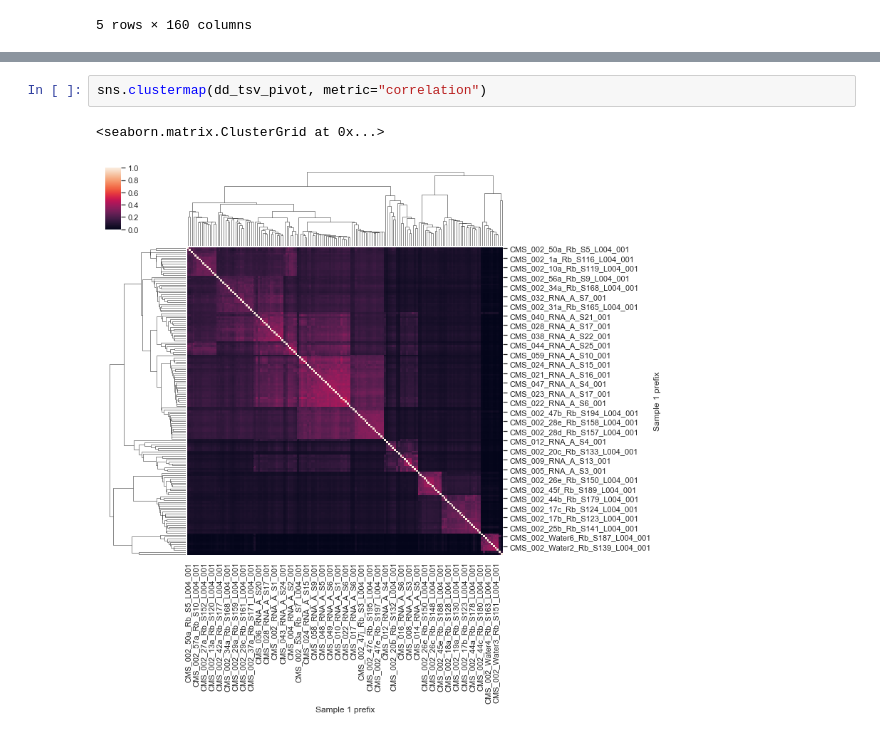
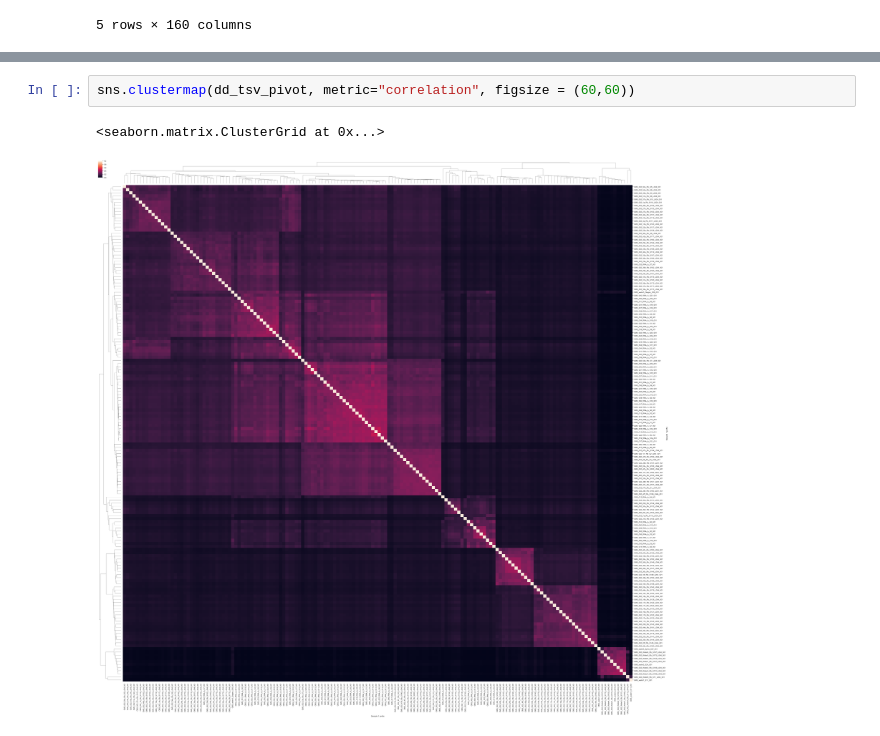
Before and after one commit to czbiohub/sketch-compare, a Jupyter notebook: visualization.ipynb, the cells around one changed output, grey strips where cells are left out. Drawn from its saved outputs; the diff is of its cells as text.

Commit message:
added some heatmap options

```diff
--- a/visualization.ipynb
+++ b/visualization.ipynb
@@ -86,5 +93,5 @@ https://pandas.pydata.org/pandas-docs/stable/indexing.html#deprecate-loc-reindex
 # %%
-sns.clustermap(dd_tsv_pivot, metric="correlation")
+sns.clustermap(dd_tsv_pivot, metric="correlation", figsize = (60,60))
 # %% [output]
 <seaborn.matrix.ClusterGrid at 0x...>
-[figure, old version]
+[figure, new version]
```
Also changed, not shown: parts of 2 cells of this notebook.
